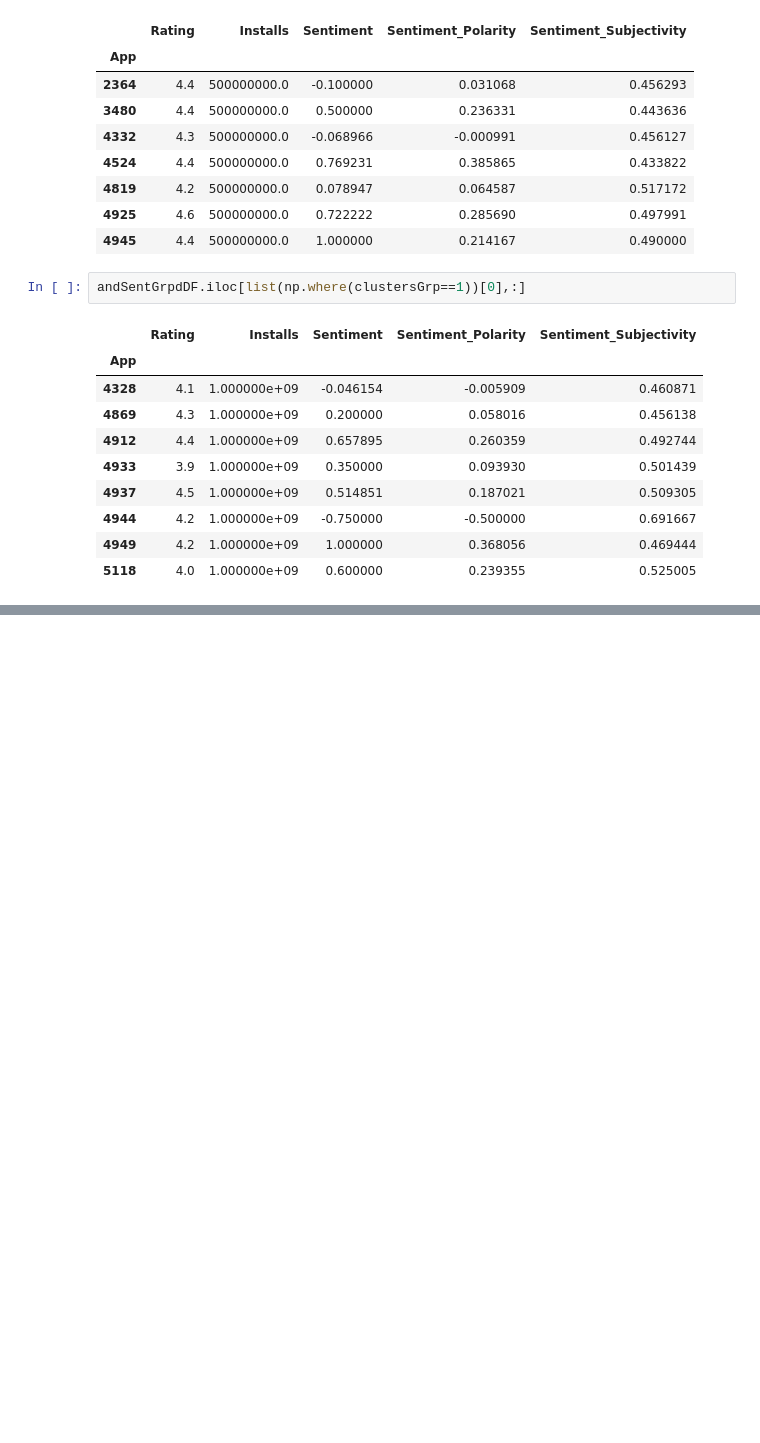
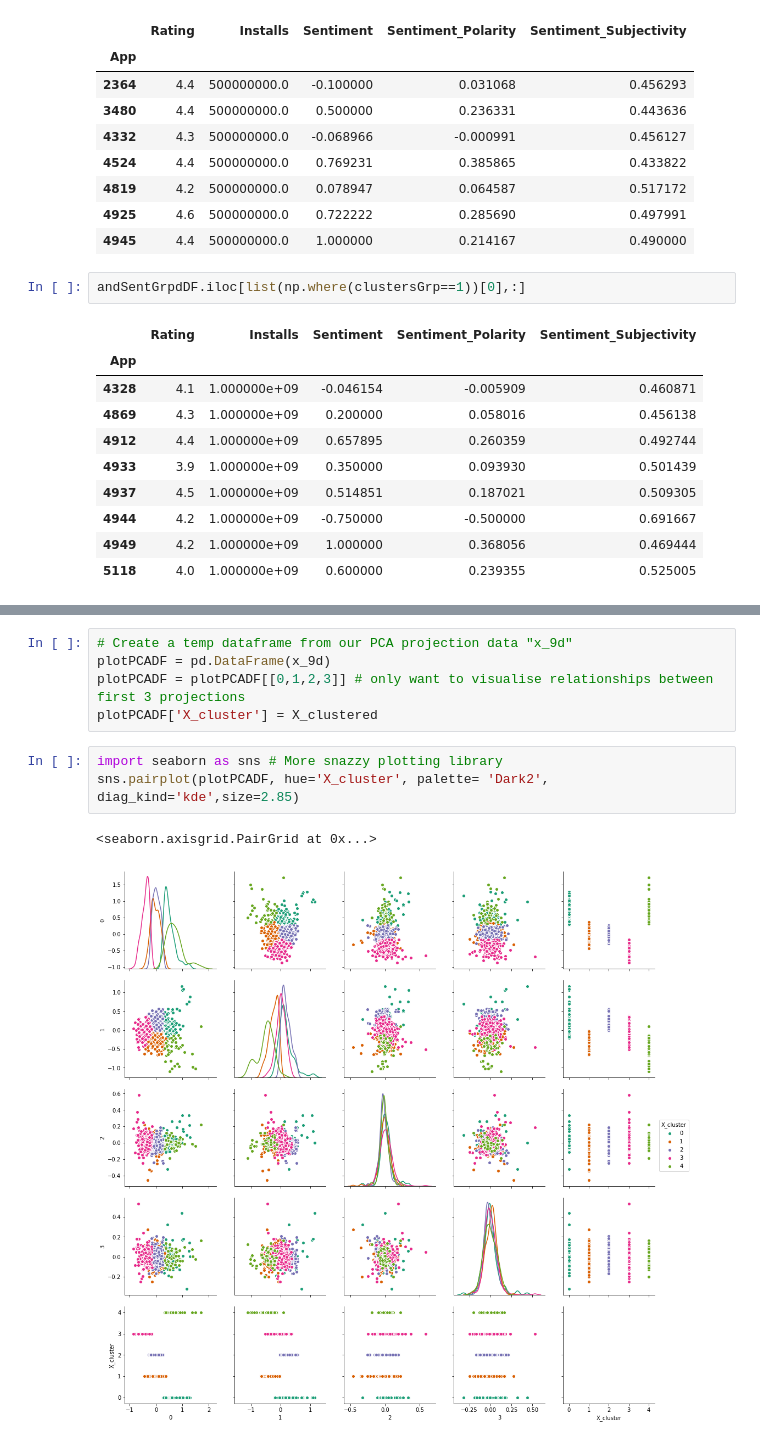
Before and after one commit to nareshkumar66675/Appomania, a Jupyter notebook: notebooks/Clustering/AppClusterByPopularity.ipynb, the cells around one changed output, grey strips where cells are left out. Cells and saved outputs as stored; diff of their text form; blank space fills up the shorter version.

```diff
--- a/notebooks/Clustering/AppClusterByPopularity.ipynb
+++ b/notebooks/Clustering/AppClusterByPopularity.ipynb
@@ -291,0 +234,11 @@ andWRevDF[andWRevDF.App.isin(le.inverse_transform((andSentGrpdDF.iloc[list(np.wh
+# %%
+# Create a temp dataframe from our PCA projection data "x_9d"
+plotPCADF = pd.DataFrame(x_9d)
+plotPCADF = plotPCADF[[0,1,2,3]] # only want to visualise relationships between first 3 projections
+plotPCADF['X_cluster'] = X_clustered
+# %%
+import seaborn as sns # More snazzy plotting library
+sns.pairplot(plotPCADF, hue='X_cluster', palette= 'Dark2', diag_kind='kde',size=2.85)
+# %% [output]
+<seaborn.axisgrid.PairGrid at 0x...>
+[figure, added]
```
Also changed, not shown: parts of 15 cells of this notebook, 9 other files.
